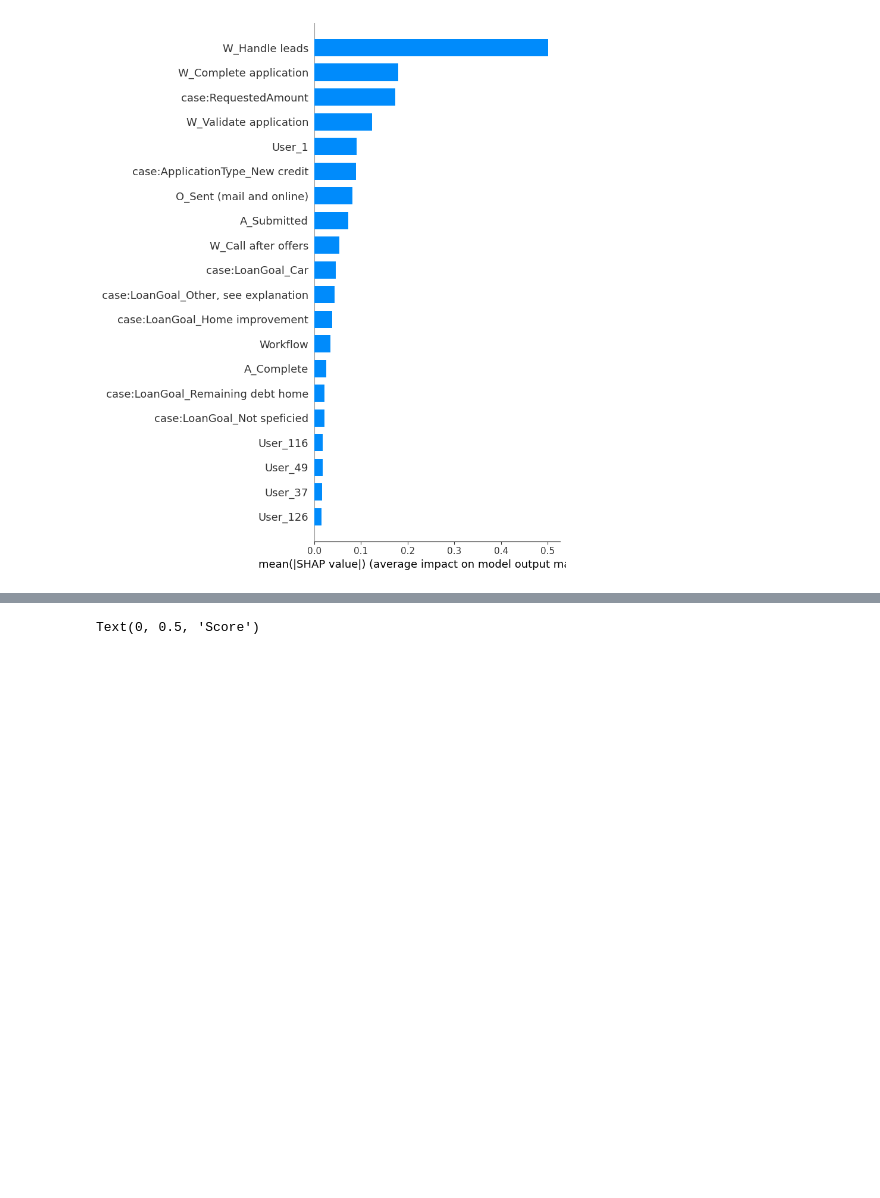
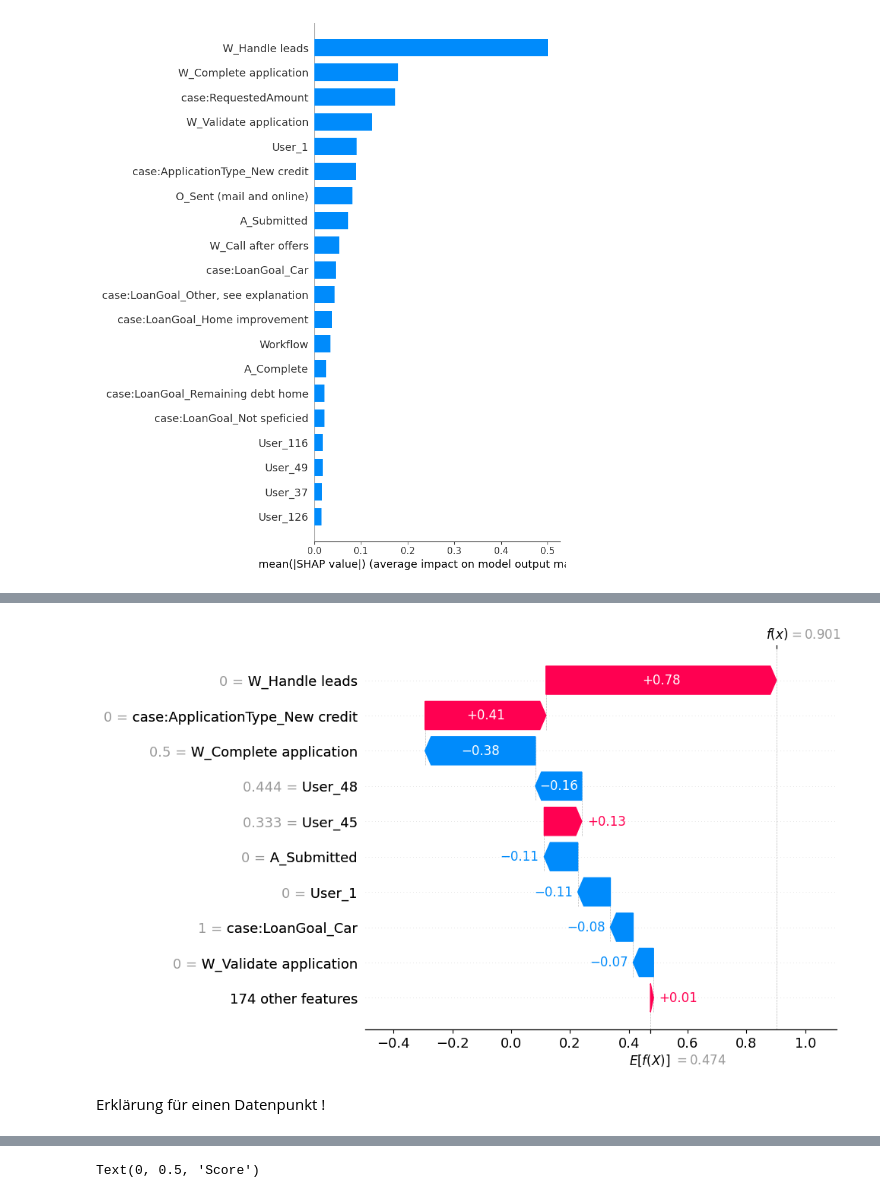
Before and after one commit to awitz23/master_thesis, a Jupyter notebook: working_prototype.ipynb, the cells around one changed output, grey strips where cells are left out. Cells and saved outputs as stored; diff of their text form; code cells hidden in the pictures; blank space fills up the shorter version.

```diff
--- a/working_prototype.ipynb
+++ b/working_prototype.ipynb
@@ -929,0 +732,3 @@ Accuracy (always returns)0.5487847609339662
+# %%
+explainer = shap.Explainer(clf, X_train)
+shap_values = explainer(X_train)
@@ -929,0 +775,6 @@ Accuracy (always returns)0.5487847609339662
+# %%
+shap.plots.waterfall(shap_values[0])
+# %% [output]
+[figure, added]
+# %% [markdown]
+Erklärung für einen Datenpunkt !
```
Also changed, not shown: parts of 62 cells of this notebook.
